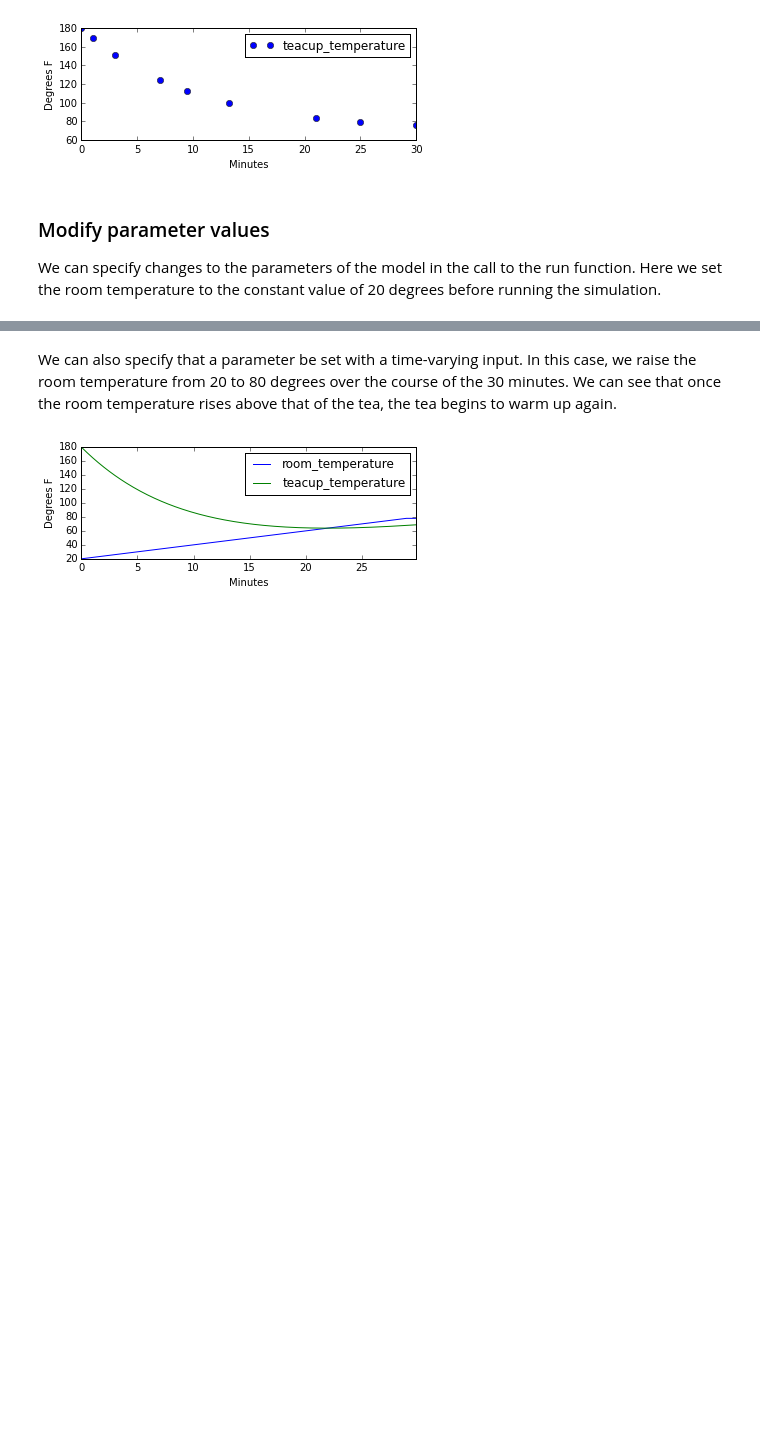
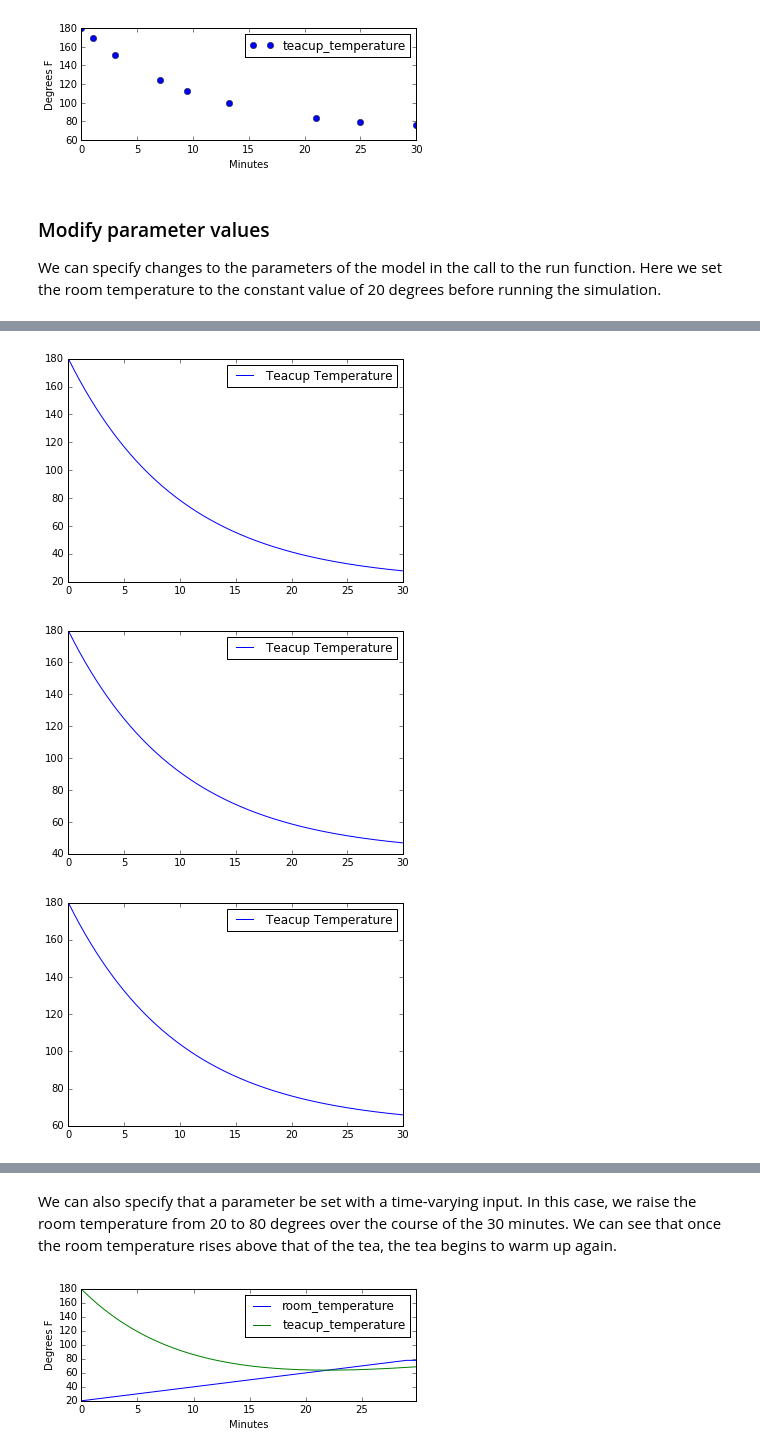
Before and after one commit to SDXorg/PySD-Cookbook, a Jupyter notebook: source/analyses/getting_started/Hello_World_Teacup.ipynb, the cells around one changed output, grey strips where cells are left out. Drawn from its saved outputs; the diff is of its cells as text; code cells hidden in the pictures; blank space fills up the shorter version.

```diff
--- a/source/analyses/getting_started/Hello_World_Teacup.ipynb
+++ b/source/analyses/getting_started/Hello_World_Teacup.ipynb
@@ -116,0 +121,11 @@ plt.xlabel('Minutes');
+# %%
+paramlist = [20, 40, 60]
+#outlist = []
+for val in paramlist:
+    result = model.run(params={'room_temperature': val})
+    result.plot()
+    #outlist.append(result)
+# %% [output]
+[figure, added]
+[figure, added]
+[figure, added]
```
Also changed, not shown: parts of 7 cells of this notebook, 13 other files.
